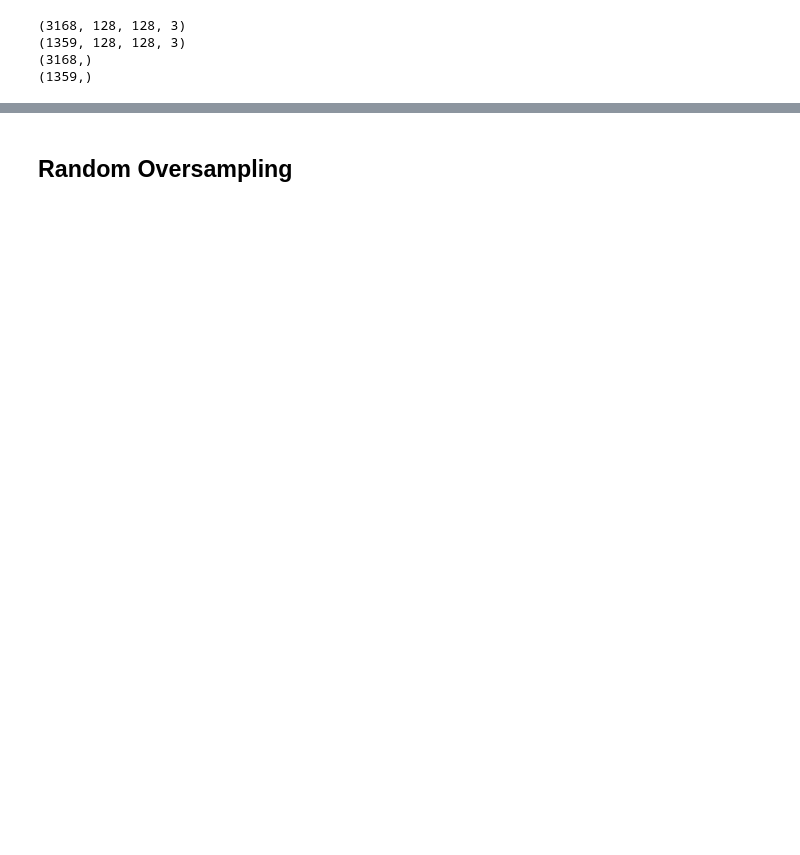
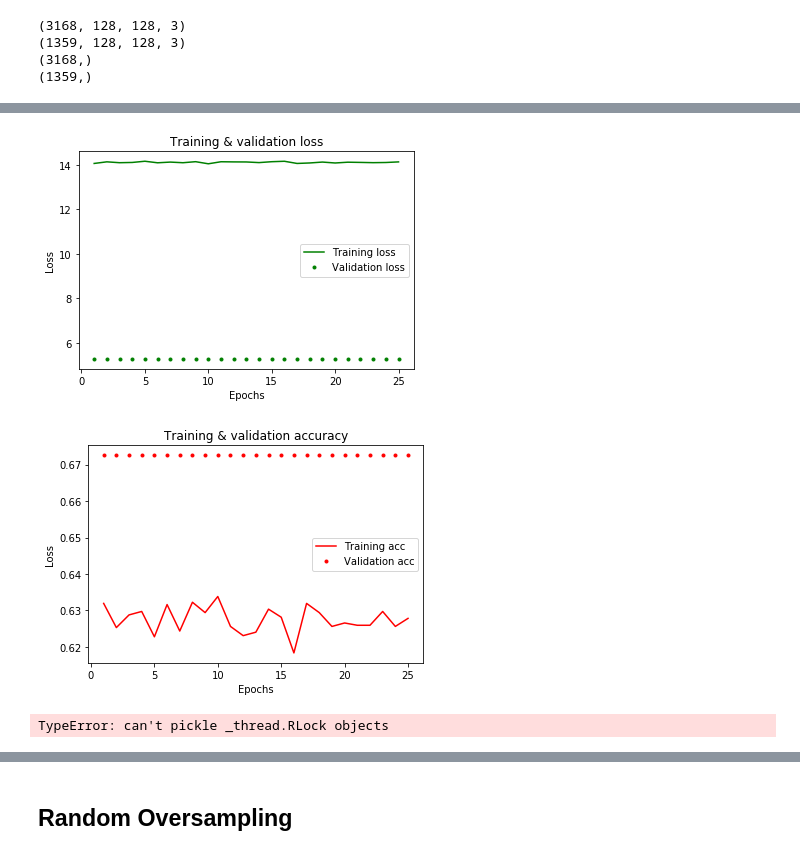
Before and after one commit to paulinaczheng/chest_xrays, a Jupyter notebook: Workflow.ipynb, the cells around one changed output, grey strips where cells are left out. Cells and saved outputs as stored; diff of their text form; code cells hidden in the pictures; blank space fills up the shorter version.

```diff
--- a/Workflow.ipynb
+++ b/Workflow.ipynb
@@ -353,5 +42,5 @@ y = y_npz['arr_0']
 # %%
-X_train, X_test, y_train, y_test = train_test_split(x,y, test_size=0.3)
+X_train, X_test, y_train, y_test = train_test_split(x,y, test_size=0.3, stratify=y)
 # %%
 print(X_train.shape)
 print(X_test.shape)
@@ -637,0 +179,9 @@ KeyboardInterrupt:
+# %%
+# load json and create model
+json_file = open('balanced_mlp_model.json', 'r')
+loaded_model_json = json_file.read()
+json_file.close()
+loaded_model = model_from_json(loaded_model_json)
+# load weights into new model
+loaded_model.load_weights("balanced_mlp_model.h5")
+print("Loaded model from disk")
@@ -637,0 +190,5 @@ KeyboardInterrupt:
+# %%
+# evaluate loaded model on test data
+loaded_model.compile(loss='categorical_crossentropy', optimizer=optimizer, metrics=['accuracy'])
+score = loaded_model.evaluate(X_test_reshape, y_testHot)
+print("%s: %.2f%%" % (loaded_model.metrics_names[1], score[1]*100))
@@ -637,0 +198,35 @@ KeyboardInterrupt:
+# %%
+results_train = loaded_model.evaluate(X_train_reshape, y_trainHot)
+results_test = loaded_model.evaluate(X_test_reshape, y_testHot)
+print(results_train)
+print(results_test)
+val_dict = history.history
+
+plt.clf()
+
+loss_values = val_dict['loss']
+val_loss_values = val_dict['val_loss']
+
+epochs = range(1, len(loss_values) + 1)
+plt.plot(epochs, loss_values, 'g', label='Training loss')
+plt.plot(epochs, val_loss_values, 'g.', label='Validation loss')
+
+plt.title('Training & validation loss')
+plt.xlabel('Epochs')
+plt.ylabel('Loss')
+plt.legend()
+plt.show()
+
+plt.clf()
+
+acc_values = val_dict['acc']
+val_acc_values = val_dict['val_acc']
+
+plt.plot(epochs, acc_values, 'r', label='Training acc')
+plt.plot(epochs, val_acc_values, 'r.', label='Validation acc')
+plt.title('Training & validation accuracy')
+plt.xlabel('Epochs')
+plt.ylabel('Loss')
+plt.legend()
+plt.show()
+# %% [output]
@@ -638,2 +237,7 @@ KeyboardInterrupt:
+[figure, added]
+[figure, added]
 # %%
-model.save_weights('my_model_weights_2.h5')
+model.save_weights('my_model_weights.h5')
+joblib.dump(model, 'mlp_balance.pickle')
+# %% [output]
+TypeError: can't pickle _thread.RLock objects
```
Also changed, not shown: parts of 93 cells of this notebook, 6 other files.
